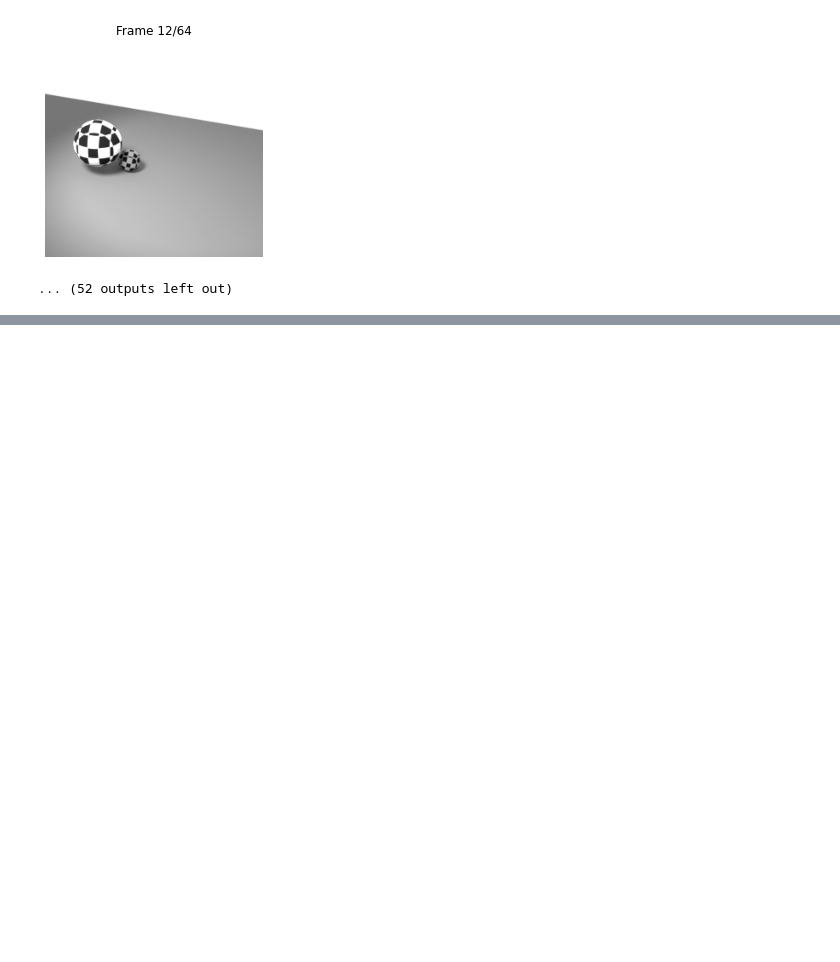
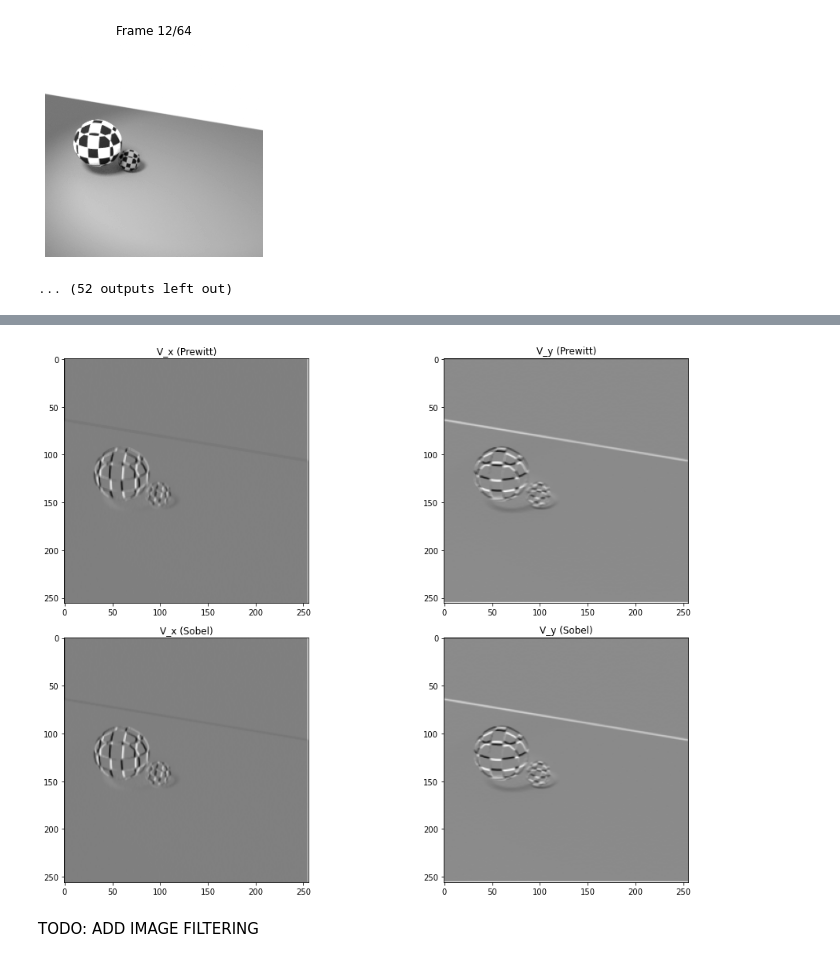
Before and after one commit to dinoginger/MathModelling-25, a Jupyter notebook: Project_1_Optical_Flow/optical_flow.ipynb, the cells around one changed output, grey strips where cells are left out. Drawn from its saved outputs; the diff is of its cells as text; code cells hidden in the pictures; blank space fills up the shorter version.

```diff
--- a/Project_1_Optical_Flow/optical_flow.ipynb
+++ b/Project_1_Optical_Flow/optical_flow.ipynb
@@ -54,0 +106,16 @@ plt.close()
+# %%
+prewitt_x = np.array([[-1, 0, 1],
+                      [-1, 0, 1],
+                      [-1, 0, 1]])
+
+prewitt_y = np.array([[-1, -1, -1],
+                      [0, 0, 0],
+                      [1, 1, 1]])
+
+sobel_x = np.array([[-1, 0, 1],
+                    [-2, 0, 2],
+                    [-1, 0, 1]])
+
+sobel_y = np.array([[-1, -2, -1],
+                    [0, 0, 0],
+                    [1, 2, 1]])
@@ -54,0 +125,6 @@ plt.close()
+# %%
+V_x_prewitt = convolve(image_sequence, prewitt_x[np.newaxis, :, :], mode="constant")
+V_y_prewitt = convolve(image_sequence, prewitt_y[np.newaxis, :, :], mode="constant")
+
+V_x_sobel = convolve(image_sequence, sobel_x[np.newaxis, :, :], mode="constant")
+V_y_sobel = convolve(image_sequence, sobel_y[np.newaxis, :, :], mode="constant")
@@ -54,0 +135,25 @@ plt.close()
+# %%
+plt.figure(figsize=(15, 10))
+
+plt.subplot(2, 2, 1)
+plt.imshow(V_x_prewitt[selected_frame], cmap="gray")
+plt.title("V_x (Prewitt)")
+
+plt.subplot(2, 2, 2)
+plt.imshow(V_y_prewitt[selected_frame], cmap="gray")
+plt.title("V_y (Prewitt)")
+
+plt.subplot(2, 2, 3)
+plt.imshow(V_x_sobel[selected_frame], cmap="gray")
+plt.title("V_x (Sobel)")
+
+plt.subplot(2, 2, 4)
+plt.imshow(V_y_sobel[selected_frame], cmap="gray")
+plt.title("V_y (Sobel)")
+
+plt.tight_layout()
+plt.show()
+# %% [output]
+[figure, added]
+# %% [markdown]
+TODO: ADD IMAGE FILTERING
```
Also changed, not shown: parts of 16 cells of this notebook.
